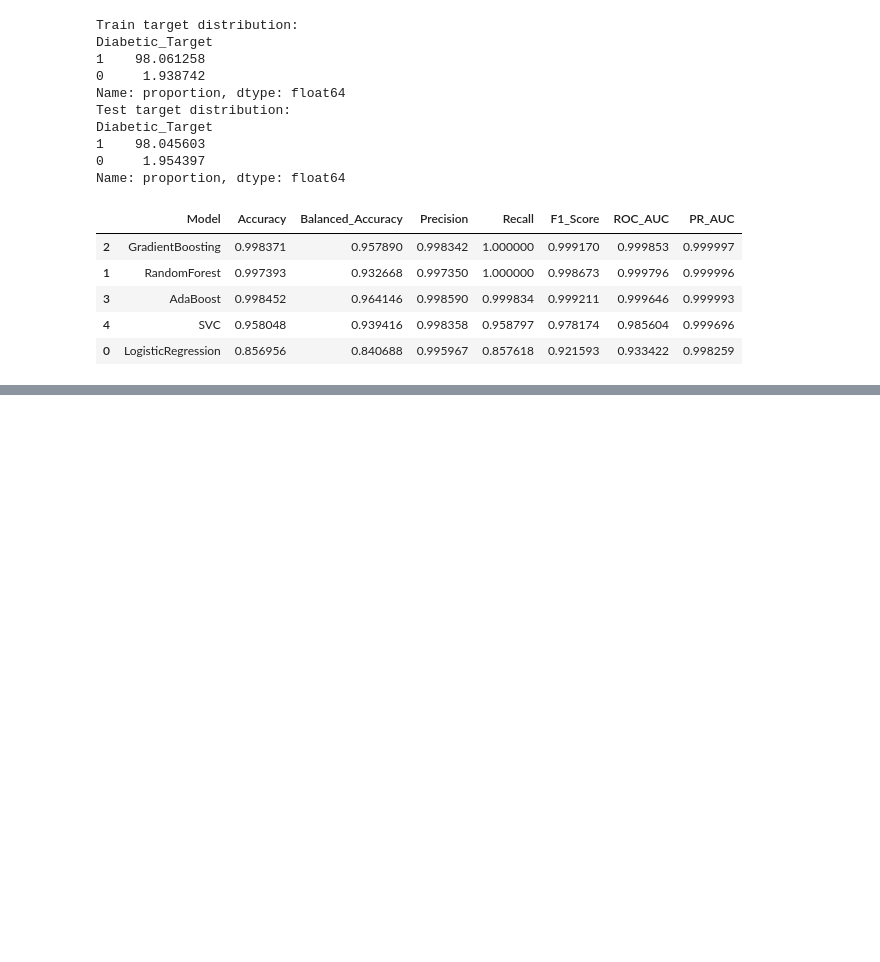
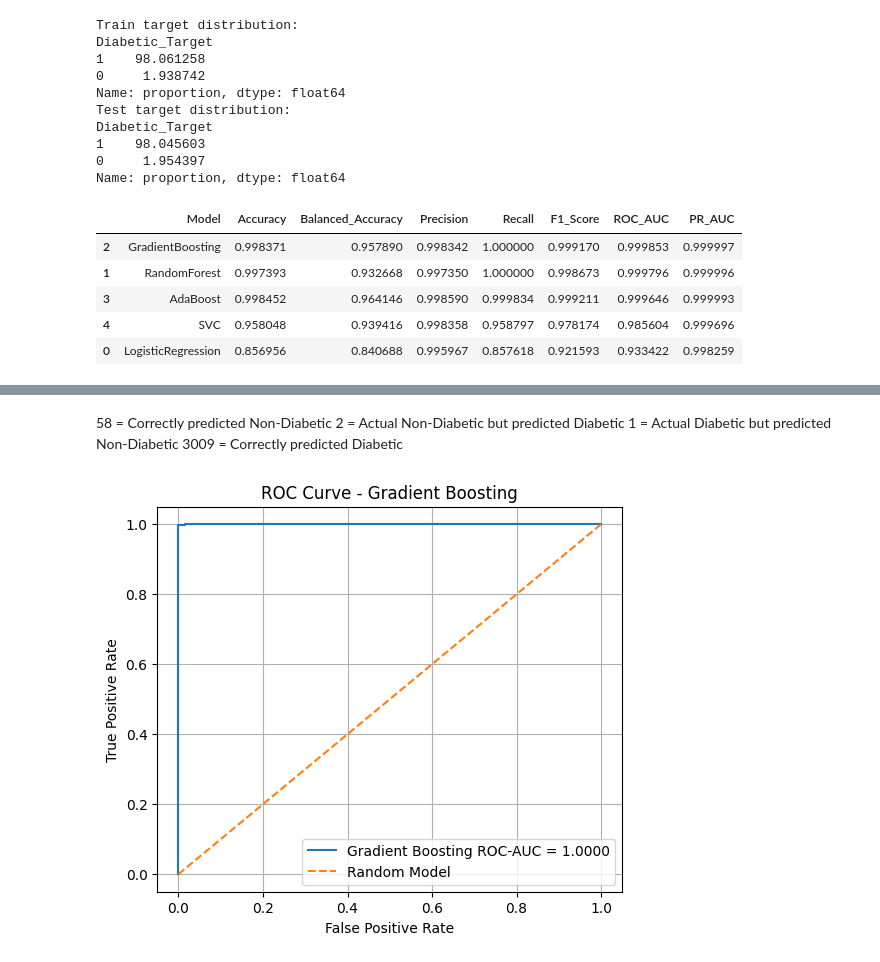
Before and after one commit to suyogkarki1/Diabetes-Detection-Using-Gradient-Boosting, a Jupyter notebook: blood_glucose.ipynb, the cells around one changed output, grey strips where cells are left out. Saved outputs shown, nothing was run; the diff lists cells and outputs as text; code cells hidden in the pictures; blank space fills up the shorter version.

```diff
--- a/blood_glucose.ipynb
+++ b/blood_glucose.ipynb
@@ -949,0 +950,13 @@ a="samart"
+# %%
+from sklearn.ensemble import GradientBoostingClassifier
+from sklearn.pipeline import Pipeline
+
+gb_model = Pipeline(steps=[
+    ('preprocessor', preprocessor),
+    ('classifier', GradientBoostingClassifier(
+        n_estimators=200,
+        random_state=42
+    ))
+])
+
+gb_model.fit(X_train, y_train)
@@ -949,0 +1046,29 @@ a="samart"
+# %% [markdown]
+58  = Correctly predicted Non-Diabetic
+2   = Actual Non-Diabetic but predicted Diabetic
+1   = Actual Diabetic but predicted Non-Diabetic
+3009 = Correctly predicted Diabetic
+# %%
+from sklearn.metrics import roc_curve, roc_auc_score
+
+# Predicted probability for class 1 = Diabetic
+y_proba = gb_model.predict_proba(X_test)[:, 1]
+
+# ROC values
+fpr, tpr, thresholds = roc_curve(y_test, y_proba)
+
+# ROC-AUC score
+roc_auc = roc_auc_score(y_test, y_proba)
+
+plt.figure(figsize=(6, 5))
+plt.plot(fpr, tpr, label=f'Gradient Boosting ROC-AUC = {roc_auc:.4f}')
+plt.plot([0, 1], [0, 1], linestyle='--', label='Random Model')
+
+plt.title('ROC Curve - Gradient Boosting')
+plt.xlabel('False Positive Rate')
+plt.ylabel('True Positive Rate')
+plt.legend()
+plt.grid()
+plt.show()
+# %% [output]
+[figure, added]
```
Also changed, not shown: parts of 23 cells of this notebook.
